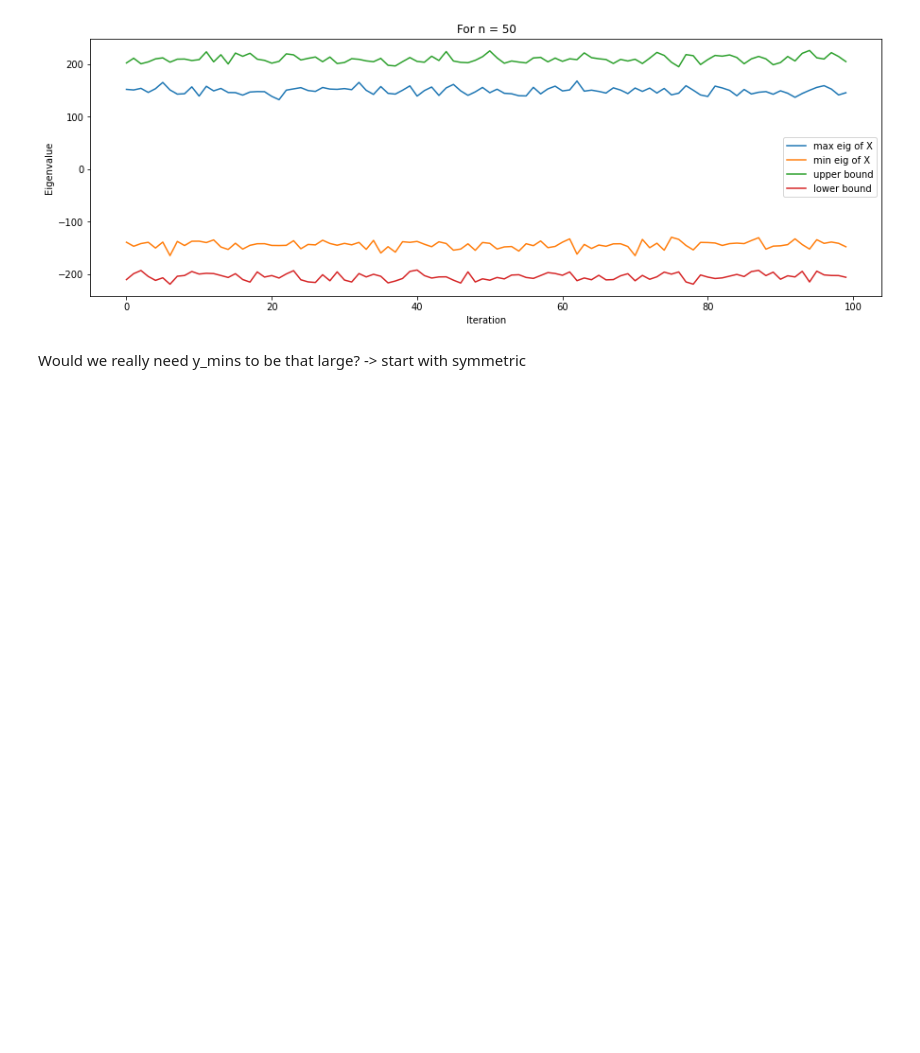
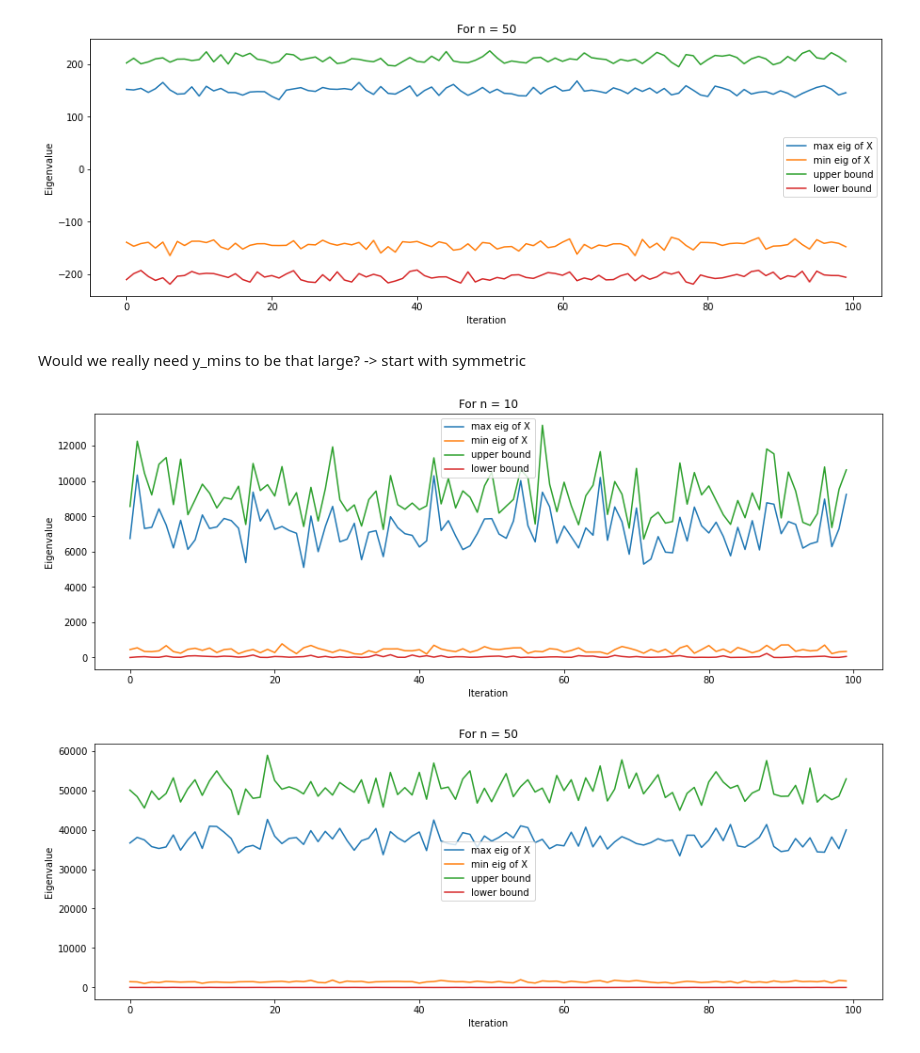
Before and after one commit to RamanEbrahimi/Network-Science, a Jupyter notebook: Research-related/pmatrix.ipynb, the cells around one changed output. Drawn from its saved outputs; the diff is of its cells as text; code cells hidden in the pictures; blank space fills up the shorter version.

```diff
--- a/Research-related/pmatrix.ipynb
+++ b/Research-related/pmatrix.ipynb
@@ -135,3 +135,53 @@ for n in n_list:
 # %% [markdown]
 Would we really need y_mins to be that large?
 -> start with symmetric
+# %%
+# generating a positive definite matrix
+def generate_pd_matrix(n):
+    # create a random symmetric matrix
+    A = np.random.rand(n, n)*20 - 10
+    A = A + A.T
+    # create a positive definite matrix
+    B = A @ A
+    # return the positive definite matrix
+    return B
+# %%
+n_list = [10, 50]
+for n in n_list:
+    lower_bound = []
+    upper_bound = []
+    max_X = []
+    min_X = []
+    for i in range(100):
+        # creating adjacency matrix for each layer (2 layers) with 50 nodes and 0.2 probability of zero elements for the first one and 0.5 for the second one
+        adj_matrix1 = generate_pd_matrix(n)
+        adj_matrix2 = generate_pd_matrix(n)
+        # compute the maximum and minimum eigenvalues of the adjacency matrices
+        max_eig1, min_eig1 = compute_eigenvalues(2*np.identity(n) + adj_matrix1 + adj_matrix1.T)
+        max_eig2, min_eig2 = compute_eigenvalues(2*np.identity(n) + adj_matrix2 + adj_matrix2.T)
+        lower_bound.append(min_eig1 + min_eig2 - 2)
+        upper_bound.append(max_eig1 + max_eig2 - 2)
+        # creating the sum (G = G11 + G11)
+        adj_matrix = adj_matrix1 + adj_matrix2
+        # creating the matrix we want to compute the eigenvalues of (2I+adj_matrix+adj_matrix.T)
+        X = 2*np.identity(n) + adj_matrix + adj_matrix.T
+        # computing the eigenvalues of the matrix
+        max_eig, min_eig = compute_eigenvalues(X)
+        max_X.append(max_eig)
+        min_X.append(min_eig)
+
+    # plotting the lower and upper bounds and the eigenvalues of the matrix
+    plt.figure(figsize=(15,5))
+    plt.plot(max_X, label='max eig of X')
+    plt.plot(min_X, label='min eig of X')
+    plt.plot(upper_bound, label='upper bound')
+    plt.plot(lower_bound, label='lower bound')
+    plt.xlabel('Iteration')
+    plt.ylabel('Eigenvalue')
+    plt.title('Bounds check')
+    plt.legend()
+    plt.title('For n = '+str(n))
+    plt.show()
+# %% [output]
+[figure, added]
+[figure, added]
```
Also changed, not shown: 6 other files.
